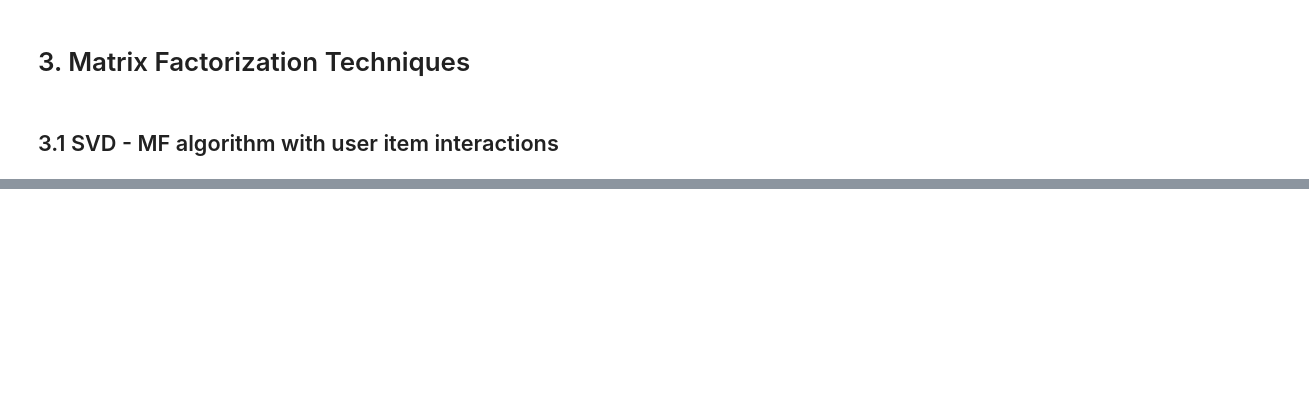
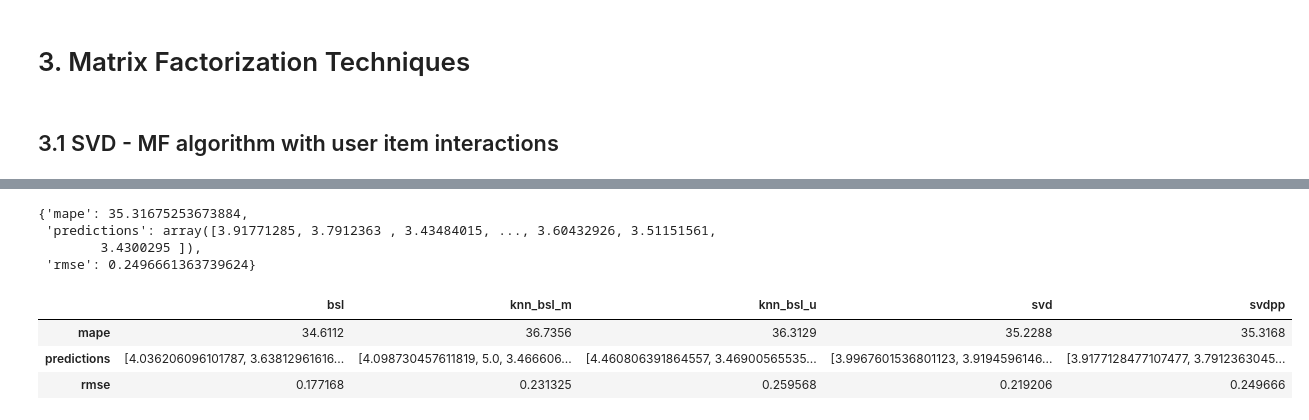
Before and after one commit to ramsane/NetflixPrizeRS, a Jupyter notebook: sampling_Big.ipynb, the cells around one changed output, grey strips where cells are left out. Cells and saved outputs as stored; diff of their text form; code cells hidden in the pictures; blank space fills up the shorter version.

```diff
--- a/sampling_Big.ipynb
+++ b/sampling_Big.ipynb
@@ -1084,0 +1079,5 @@ Total time taken to run this algorithm : 0:00:36.184342
+# %%
+models_evaluation_train['svd'] = svd_train_results
+models_evaluation_test['svd'] = svd_test_results
+
+models_evaluation_test['svd']
@@ -1084,0 +1107,3 @@ Total time taken to run this algorithm : 0:00:36.184342
+# %%
+svdpp = SVDpp(n_factors=30, random_state=15)
+svdpp_train_results, svdpp_test_results = run_surprise(svdpp, trainset, testset)
@@ -1084,0 +1128,17 @@ Total time taken to run this algorithm : 0:00:36.184342
+# %%
+models_evaluation_train['svdpp'] = svdpp_train_results
+models_evaluation_test['svdpp'] = svdpp_test_results
+
+models_evaluation_test['svdpp']
+# %% [output]
+{'mape': 35.31675253673884,
+ 'predictions': array([3.91771285, 3.7912363 , 3.43484015, ..., 3.60432926, 3.51151561,
+        3.4300295 ]),
+ 'rmse': 0.2496661363739624}
+# %%
+pd.DataFrame(models_evaluation_test)
+# %% [output]
+|  | bsl | knn_bsl_m | knn_bsl_u | svd | svdpp |
+| mape | 34.6112 | 36.7356 | 36.3129 | 35.2288 | 35.3168 |
+| predictions | [4.036206096101787, 3.63812961616... | [4.098730457611819, 5.0, 3.466606... | [4.460806391864557, 3.46900565535... | [3.9967601536801123, 3.9194596146... | [3.9177128477107477, 3.7912363045... |
+| rmse | 0.177168 | 0.231325 | 0.259568 | 0.219206 | 0.249666 |
```
Also changed, not shown: parts of 42 cells of this notebook, 3 other files.
